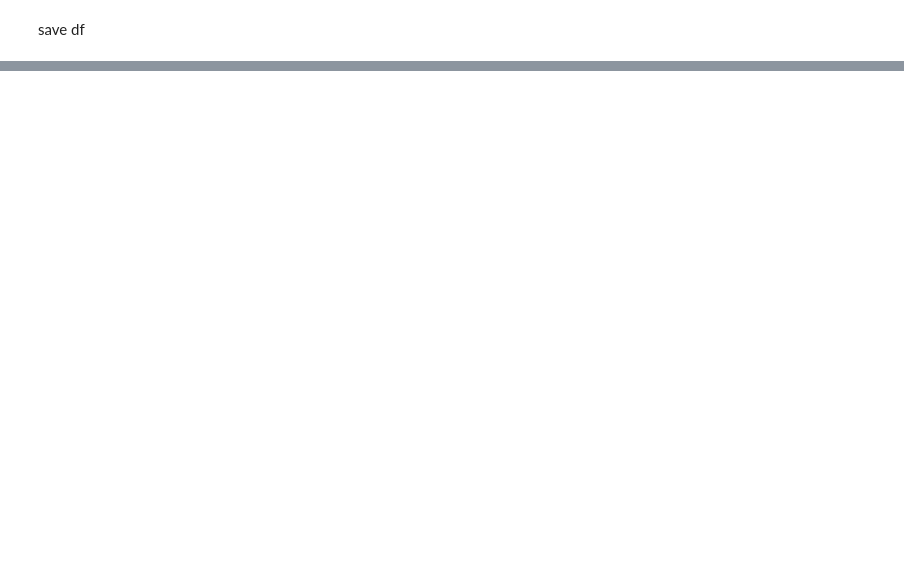
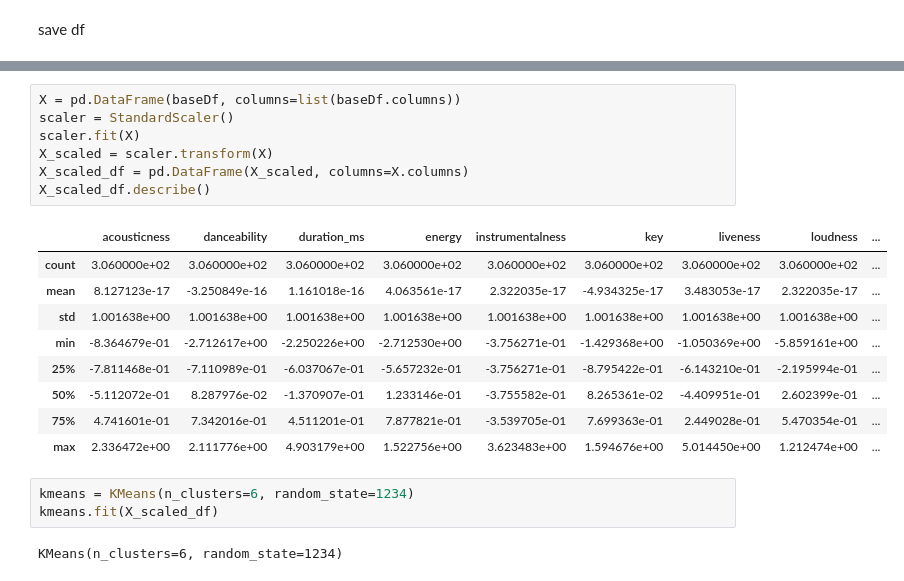
Before and after one commit to mlnima/ironhack-lab, a Jupyter notebook: week6/day3.ipynb, the cells around one changed output, grey strips where cells are left out. Saved outputs shown, nothing was run; the diff lists cells and outputs as text; blank space fills up the shorter version.

```diff
--- a/week6/day3.ipynb
+++ b/week6/day3.ipynb
@@ -108,0 +203,22 @@ array(['Topanga', "I Ain't Worried", 'Top Off',
+# %%
+X = pd.DataFrame(baseDf, columns=list(baseDf.columns))
+scaler = StandardScaler()
+scaler.fit(X)
+X_scaled = scaler.transform(X)
+X_scaled_df = pd.DataFrame(X_scaled, columns=X.columns)
+X_scaled_df.describe()
+# %% [output]
+|  | acousticness | danceability | duration_ms | energy | instrumentalness | key | liveness | loudness | ... |
+| count | 3.060000e+02 | 3.060000e+02 | 3.060000e+02 | 3.060000e+02 | 3.060000e+02 | 3.060000e+02 | 3.060000e+02 | 3.060000e+02 | ... |
+| mean | 8.127123e-17 | -3.250849e-16 | 1.161018e-16 | 4.063561e-17 | 2.322035e-17 | -4.934325e-17 | 3.483053e-17 | 2.322035e-17 | ... |
+| std | 1.001638e+00 | 1.001638e+00 | 1.001638e+00 | 1.001638e+00 | 1.001638e+00 | 1.001638e+00 | 1.001638e+00 | 1.001638e+00 | ... |
+| min | -8.364679e-01 | -2.712617e+00 | -2.250226e+00 | -2.712530e+00 | -3.756271e-01 | -1.429368e+00 | -1.050369e+00 | -5.859161e+00 | ... |
+| 25% | -7.811468e-01 | -7.110989e-01 | -6.037067e-01 | -5.657232e-01 | -3.756271e-01 | -8.795422e-01 | -6.143210e-01 | -2.195994e-01 | ... |
+| 50% | -5.112072e-01 | 8.287976e-02 | -1.370907e-01 | 1.233146e-01 | -3.755582e-01 | 8.265361e-02 | -4.409951e-01 | 2.602399e-01 | ... |
+| 75% | 4.741601e-01 | 7.342016e-01 | 4.511201e-01 | 7.877821e-01 | -3.539705e-01 | 7.699363e-01 | 2.449028e-01 | 5.470354e-01 | ... |
+| max | 2.336472e+00 | 2.111776e+00 | 4.903179e+00 | 1.522756e+00 | 3.623483e+00 | 1.594676e+00 | 5.014450e+00 | 1.212474e+00 | ... |
+# %%
+kmeans = KMeans(n_clusters=6, random_state=1234)
+kmeans.fit(X_scaled_df)
+# %% [output]
+KMeans(n_clusters=6, random_state=1234)
```
Also changed, not shown: parts of 21 cells of this notebook, 4 other files.
